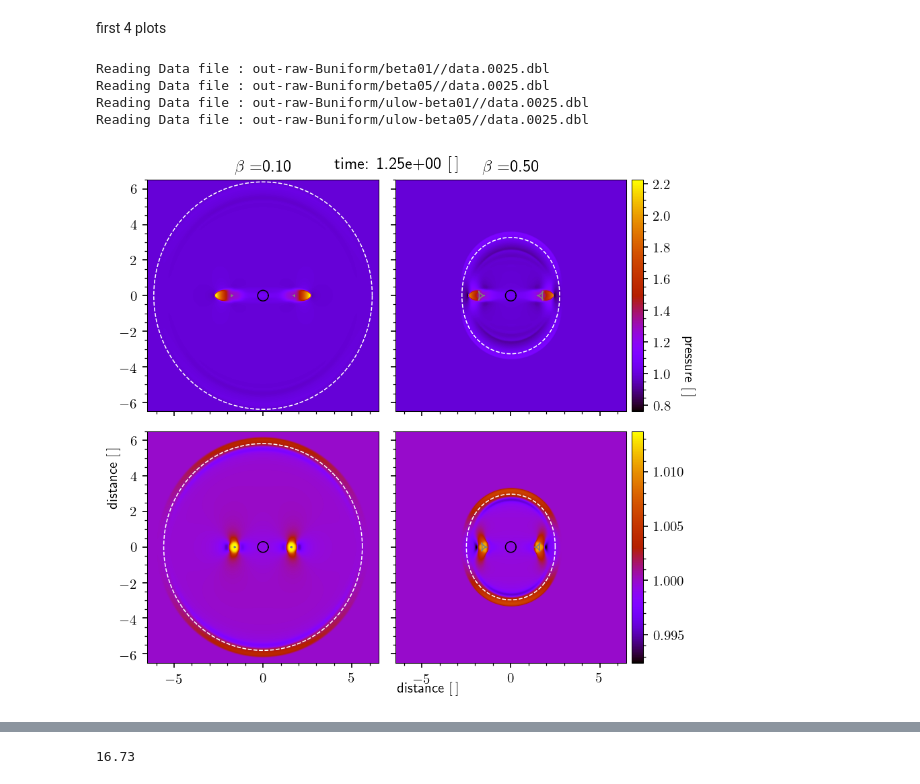
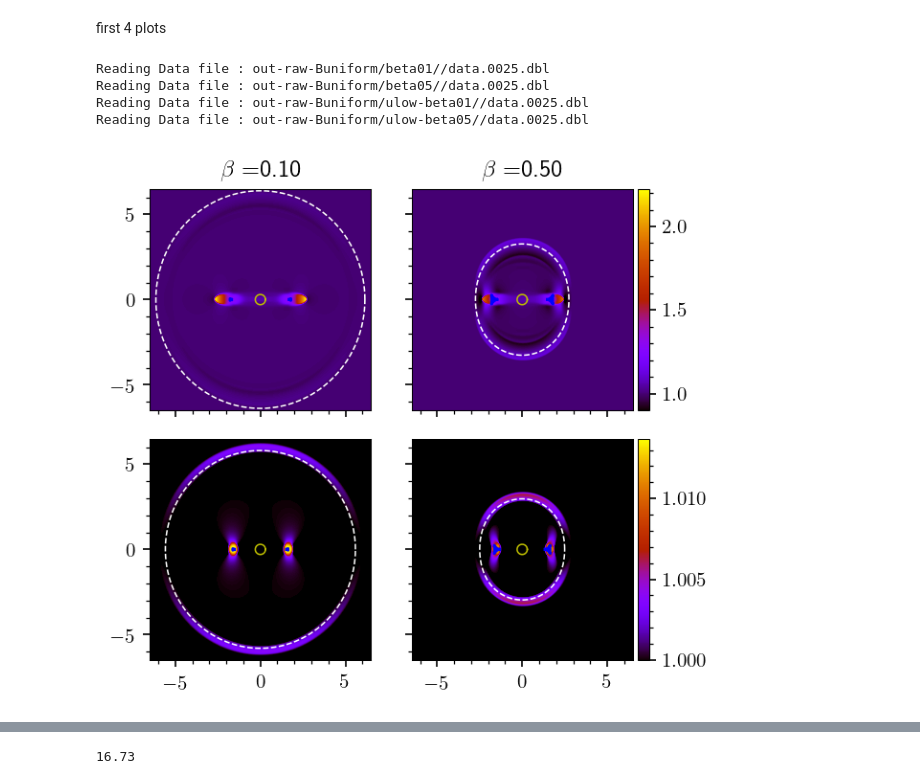
Before and after one commit to Cubedsheep/bachproef-wis-T2, a Jupyter notebook: MHD_blastwave/MHD-plots.ipynb, the cells around one changed output, grey strips where cells are left out. Cells and saved outputs as stored; diff of their text form; code cells hidden in the pictures.

Commit message:
modifications plots for presentation

```diff
--- a/MHD_blastwave/MHD-plots.ipynb
+++ b/MHD_blastwave/MHD-plots.ipynb
@@ -17,7 +17,7 @@ Increase rsolution of plots
 mpl.rcParams["figure.dpi"] = 150    # about the dpi for a 15 inch 1080p laptop, makes sure the displayed plots are the real size
 #mpl.rcParams["figure.dpi"] = 600
 
-mpl.rcParams["figure.figsize"] = (6, 3)
+mpl.rcParams["figure.figsize"] = (6, 3.5)
 mpl.rcParams["axes.labelsize"] = 12
 
 mpl.rcParams["axes.formatter.limits"] = (-4, 4)
@@ -261,7 +261,7 @@ n = 25
 
 sim_list = [sims[0],sims[1],sims[4],sims[5]]
 
-fig, ax = plt.subplots(2,2, figsize=(6,5.5))
+fig, ax = plt.subplots(2,2, figsize=(4.5,4))
 
 prs_array = []
 min_prs = [1,1]
@@ -305,6 +305,8 @@ for i in range(4,6):
         max_prs[1] = m
     del D
 
+min_prs = [0.9,1]
+
 for i in range(4):
     # initializations
     m = min_prs[i//2]
@@ -327,6 +329,7 @@ for i in range(4):
     if i%2==1:
         cbar = fig.colorbar(im, ax=axis, fraction=0.046, pad=0.02)
         cbar.ax.yaxis.set_minor_locator(mpl.ticker.AutoMinorLocator())
+        pass
 
     # plot the theoretical group speed
     beta = sim_list[i]["beta"]
@@ -337,39 +340,39 @@ for i in range(4):
 
     # fast mode
     axis.plot(vgf[:,0], vgf[:,1], "--w", lw=0.75)
     # slow mode
-    axis.plot(vgs[0:100,0], vgs[0:100,1], "-", lw=0.75, color="grey")
-    axis.plot(vgs[101:300,0], vgs[101:300,1], "-", lw=0.75, color="grey")
-    axis.plot(vgs[301:400,0], vgs[301:400,1], "-", lw=0.75, color="grey")
+    axis.plot(vgs[0:100,0], vgs[0:100,1], "-", lw=1.5, color="b")
+    axis.plot(vgs[101:300,0], vgs[101:300,1], "-", lw=1.5, color="b")
+    axis.plot(vgs[301:400,0], vgs[301:400,1], "-", lw=1.5, color="b")
     # initial condition
-    axis.plot(0.3*E[:,0], 0.3*E[:,1], "-k")
+    axis.plot(0.3*E[:,0], 0.3*E[:,1], "-y")
 
     axis.yaxis.set_minor_locator(mpl.ticker.AutoMinorLocator())
     axis.xaxis.set_minor_locator(mpl.ticker.AutoMinorLocator())
 
 
 # axis labels
-fig.text(0.5, 0.02, r"distance $[\,]$", va='center')
-fig.text(0.02, 0.4, r"distance $[\,]$", va='center', rotation=90)
-fig.text(0.97, 0.6, r"pressure $[\,]$", va="center", rotation=270)
+#fig.text(0.5, 0.02, r"distance $[\,]$", va='center')
+#fig.text(0.02, 0.4, r"distance $[\,]$", va='center', rotation=90)
+#fig.text(0.97, 0.6, r"pressure $[\,]$", va="center", rotation=270)
 
 # switch the axes on the side on
 for column in range(2):
     ax[1][column].get_xaxis().set_visible(True)
 for row in range(2):
     ax[row][0].get_yaxis().set_visible(True)
 
 del prs_array
 
 
-fig.suptitle(r"time: %.2e $[\,]$" %T[n], y=0.98)
+#fig.suptitle(r"time: %.2e $[\,]$" %T[n], y=0.98)
 
 plt.tight_layout()
 
 fig.savefig("../verslag/images/group-speed-pressure1.pdf")
 # %% [output]
 Reading Data file : out-raw-Buniform/beta01//data.0025.dbl
 Reading Data file : out-raw-Buniform/beta05//data.0025.dbl
 Reading Data file : out-raw-Buniform/ulow-beta01//data.0025.dbl
 Reading Data file : out-raw-Buniform/ulow-beta05//data.0025.dbl
-[figure, old version]
+[figure, new version]
```
Also changed, not shown: parts of 1 cell of this notebook, 22 other files.
